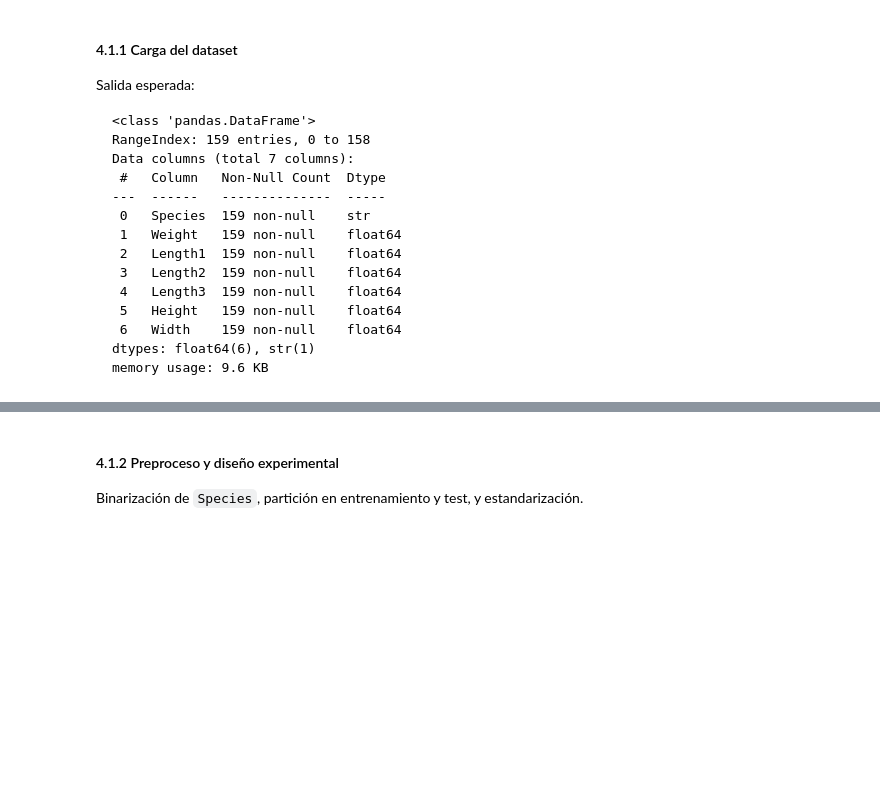
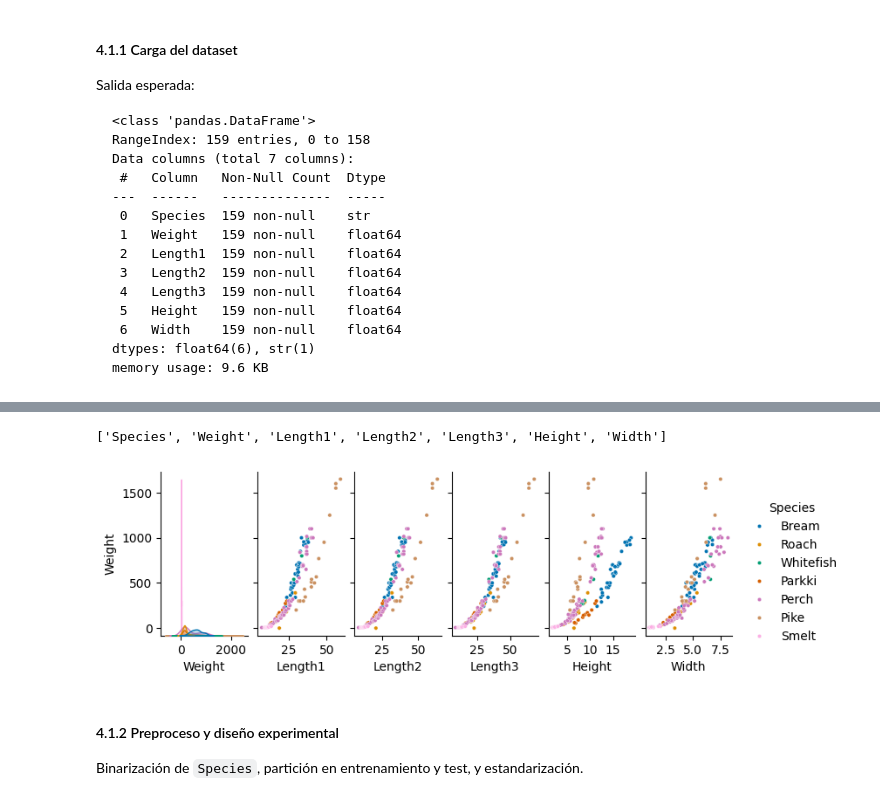
Before and after one commit to MadBread1/APA-practicas-upv, a Jupyter notebook: practica6/practica6.ipynb, the cells around one changed output, grey strips where cells are left out. Drawn from its saved outputs; the diff is of its cells as text; code cells hidden in the pictures; blank space fills up the shorter version.

````diff
--- a/practica6/practica6.ipynb
+++ b/practica6/practica6.ipynb
@@ -275,4 +326,10 @@ dtypes: float64(6), str(1)
 memory usage: 9.6 KB
 ```
 # %%
-# Tu código aquí
+import numpy as np
+import datasets
+
+ds = datasets.load_dataset("scikit-learn/fish")
+
+df = ds['train'].to_pandas()
+df.info()
@@ -279,3 +351,10 @@ memory usage: 9.6 KB
+# %%
+import seaborn as sns
+print(df.columns.tolist())
+sns.pairplot(df, y_vars='Weight', hue="Species", aspect=.5, palette='colorblind', plot_kws=dict(marker="o", s=10));
+# %% [output]
+['Species', 'Weight', 'Length1', 'Length2', 'Length3', 'Height', 'Width']
+[figure, added]
 # %% [markdown]
 #### 4.1.2 Preproceso y diseño experimental
 
````
Also changed, not shown: parts of 14 cells of this notebook, 10 other files.
